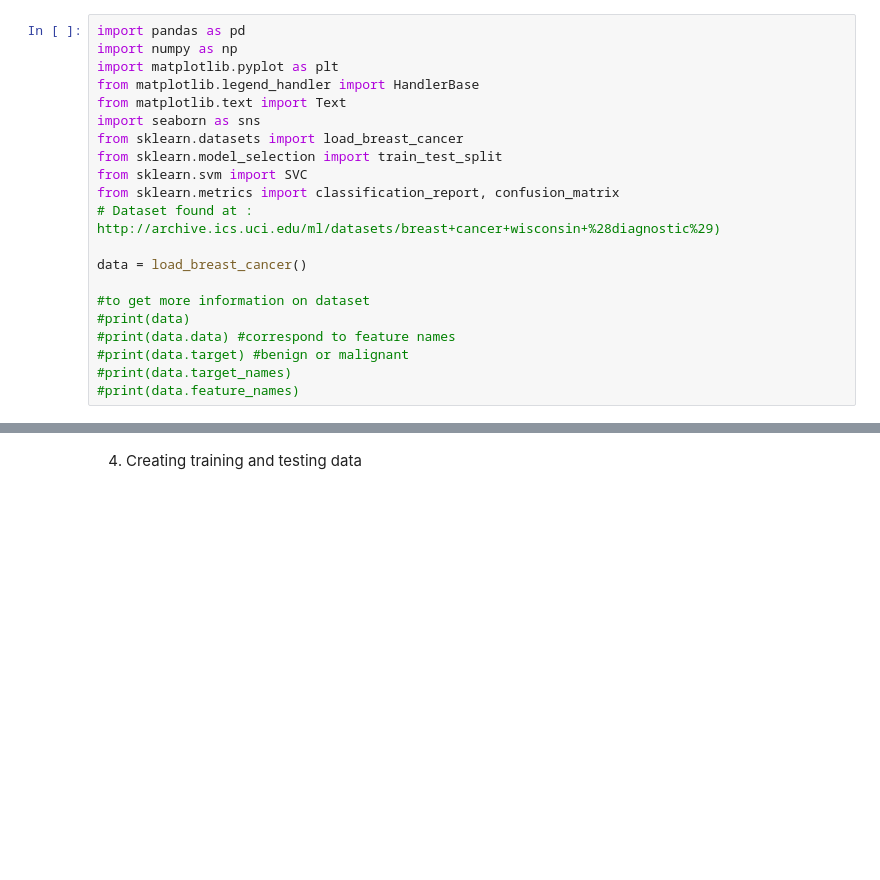
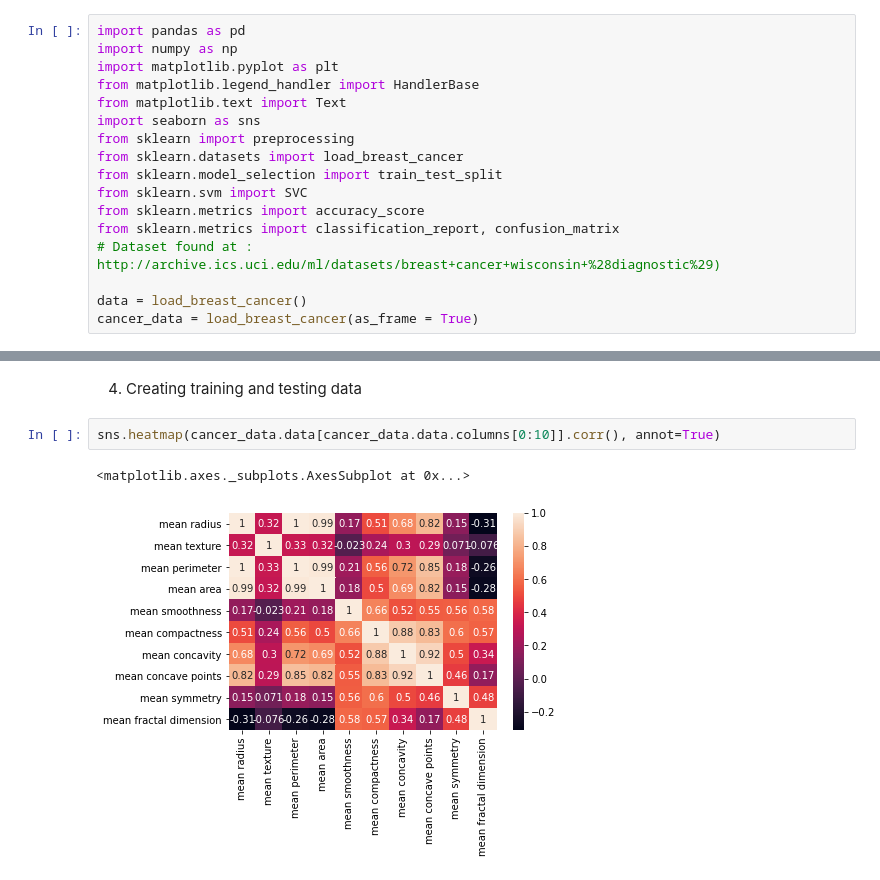
Before and after one commit to evyip18/breast_cancer_classification_project, a Jupyter notebook: Breast_cancer_classification.ipynb, the cells around one changed output, grey strips where cells are left out. Saved outputs shown, nothing was run; the diff lists cells and outputs as text; blank space fills up the shorter version.

```diff
--- a/Breast_cancer_classification.ipynb
+++ b/Breast_cancer_classification.ipynb
@@ -15,20 +15,16 @@ import matplotlib.pyplot as plt
 from matplotlib.legend_handler import HandlerBase
 from matplotlib.text import Text
 import seaborn as sns
+from sklearn import preprocessing
 from sklearn.datasets import load_breast_cancer
 from sklearn.model_selection import train_test_split
 from sklearn.svm import SVC
+from sklearn.metrics import accuracy_score
 from sklearn.metrics import classification_report, confusion_matrix
 # Dataset found at : http://archive.ics.uci.edu/ml/datasets/breast+cancer+wisconsin+%28diagnostic%29)
 
 data = load_breast_cancer()
-
-#to get more information on dataset
-#print(data)
-#print(data.data) #correspond to feature names
-#print(data.target) #benign or malignant
-#print(data.target_names)
-#print(data.feature_names)
+cancer_data = load_breast_cancer(as_frame = True)
 # %% [markdown]
 2. Creating the dataframe for dataset and creating tabulation of data and features.
 # %%
@@ -83,6 +78,11 @@ sns.pairplot(data_f, hue = 'target(benign/malignant)',vars = ['mean radius', 'me
 [figure]
 # %% [markdown]
 4. Creating training and testing data
+# %%
+sns.heatmap(cancer_data.data[cancer_data.data.columns[0:10]].corr(), annot=True)
+# %% [output]
+<matplotlib.axes._subplots.AxesSubplot at 0x...>
+[figure, added]
 # %%
 #remove the label from the dataframe
 tdata = data_f.drop(['target(benign/malignant)'],axis = 1)
```
Also changed, not shown: parts of 8 cells of this notebook.
